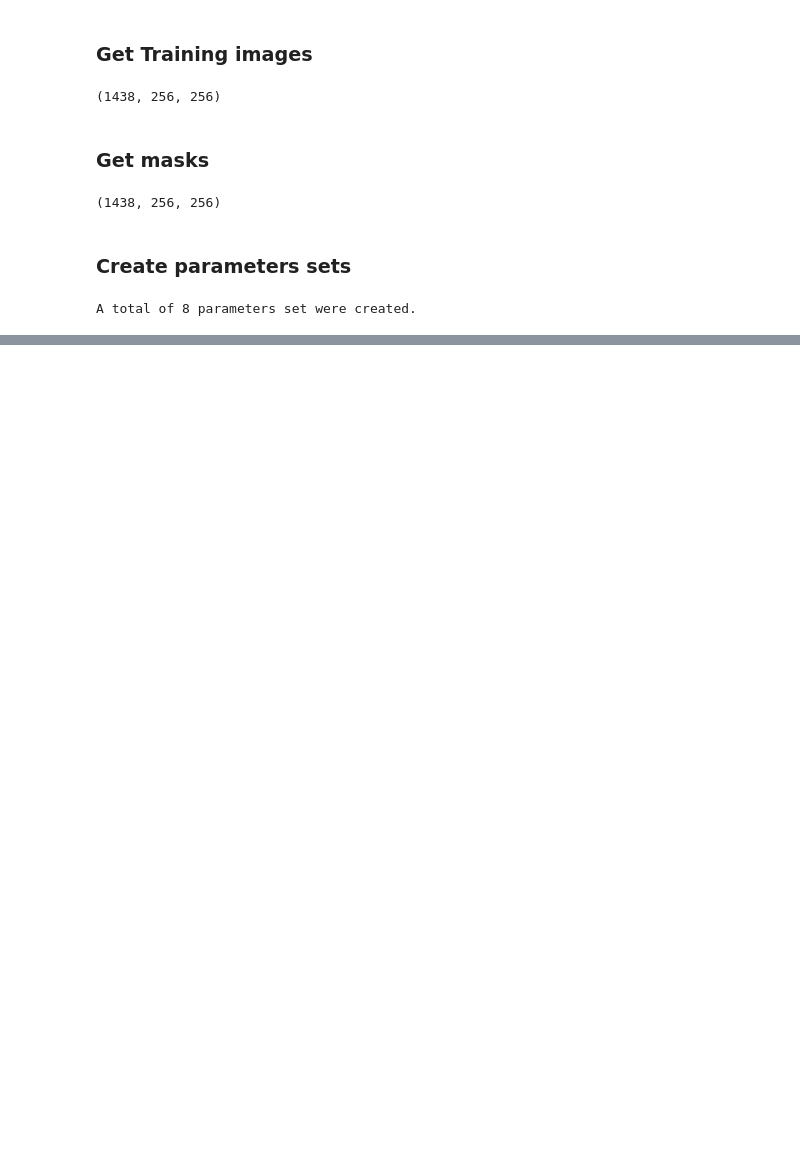
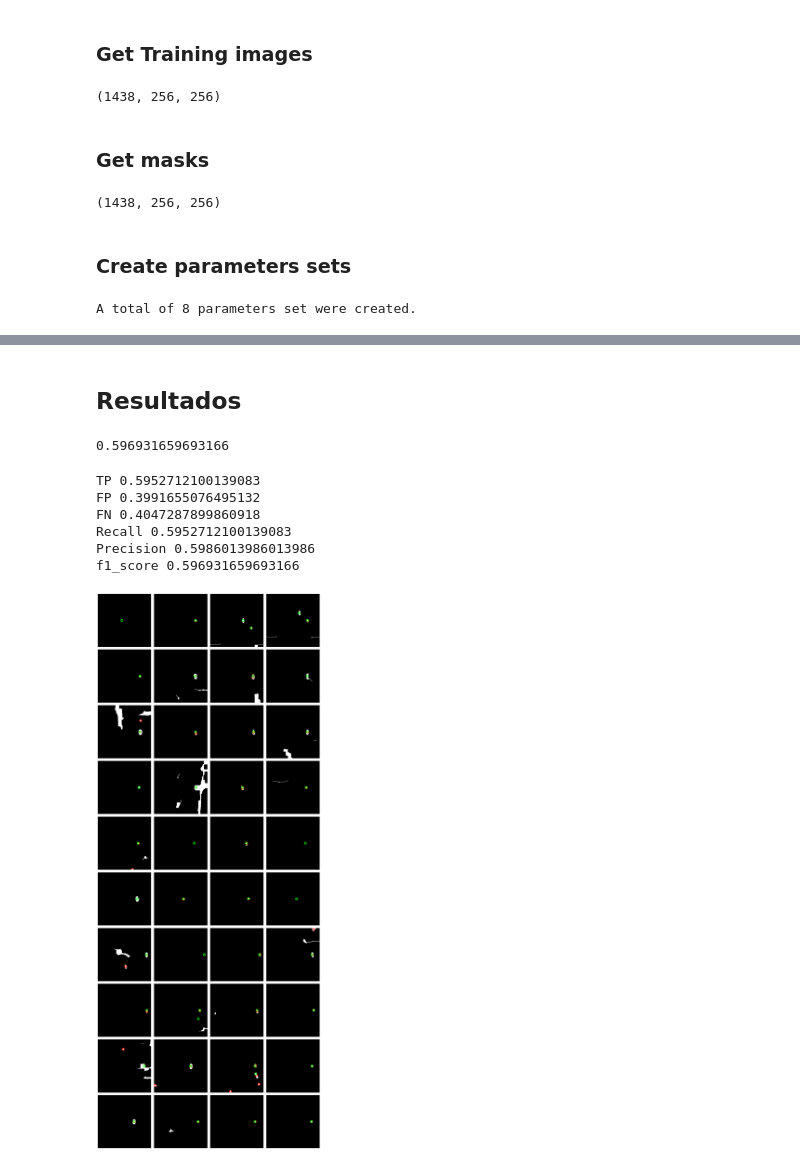
Before and after one commit to AnthonyAposta/sidewall-coring-detection, a Jupyter notebook: image_log_project/optimize_coring_detector.ipynb, the cells around one changed output, grey strips where cells are left out. Drawn from its saved outputs; the diff is of its cells as text; code cells hidden in the pictures; blank space fills up the shorter version.

Commit message:
refactor: ploting cool images

```diff
--- a/image_log_project/optimize_coring_detector.ipynb
+++ b/image_log_project/optimize_coring_detector.ipynb
@@ -100,5 +100,5 @@ print(f"A total of {len(param_grid)} parameters set were created.")
 # %% [output]
 A total of 8 parameters set were created.
 # %%
-clf = GridSearchCV(CoringDetector(), param_grid=param_grid, verbose=1, n_jobs=5)
-clf.fit(train_dataset, masks_centroids)
+# clf = GridSearchCV(CoringDetector(), param_grid=param_grid, verbose=1, n_jobs=1)
+# clf.fit(train_dataset, masks_centroids)
@@ -121,0 +109,26 @@ clf.best_params_
+# %% [markdown]
+## Resultados
+# %%
+detecor = CoringDetector(metric="f1_score", N1=20, N2=9, N3=5, canny_sigma=2.8, max_area=400, max_round_ratio=1.0, min_area=1.0, min_round_ratio=0.5)
+predictions = detecor.fit_transform(train_dataset)
+detecor.score(train_dataset, masks_centroids)
+# %% [output]
+0.596931659693166
+# %%
+print("TP", detecor.true_positives_rate)
+print("FP", detecor.false_positives_rate)
+print("FN", detecor.false_negatives_rate)
+print("Recall", detecor.recall)
+print("Precision", detecor.precision)
+print("f1_score", detecor.f1_score)
+# %% [output]
+TP 0.5952712100139083
+FP 0.3991655076495132
+FN 0.4047287899860918
+Recall 0.5952712100139083
+Precision 0.5986013986013986
+f1_score 0.596931659693166
+# %%
+plot_images(detecor.all_transforms["closing"], pred_centroids=predictions, true_centroids=masks_centroids, n=4*10)
+# %% [output]
+[figure, added]
```
Also changed, not shown: parts of 6 cells of this notebook, 2 other files.
